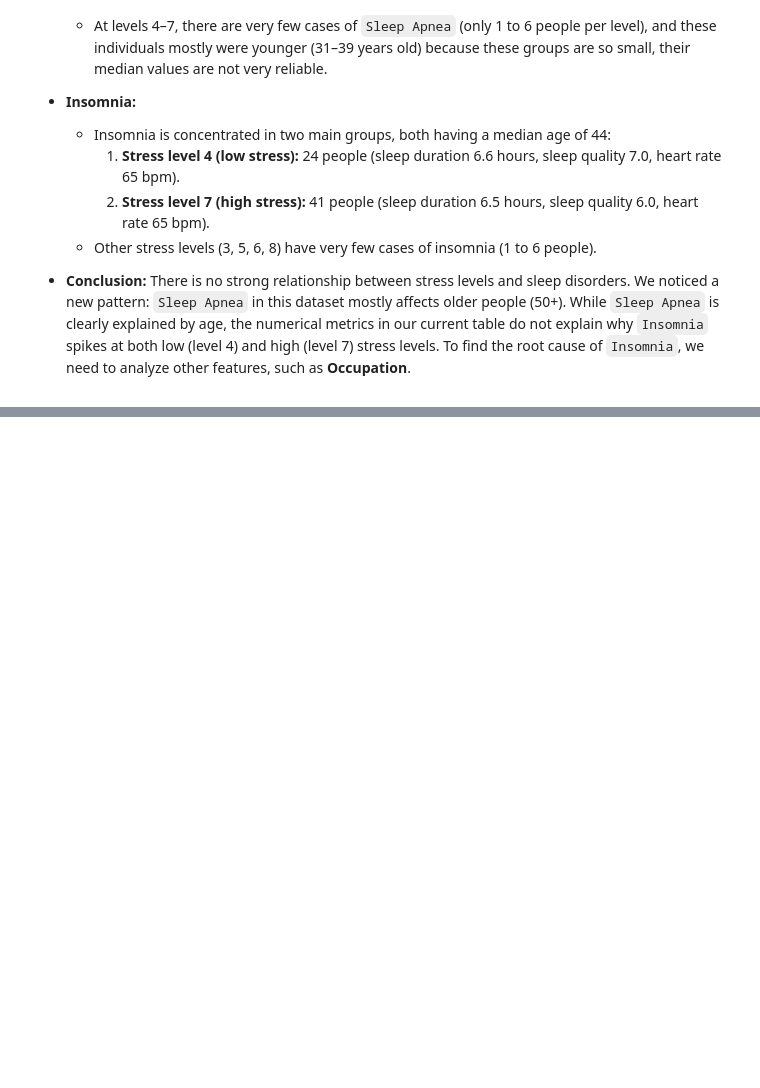
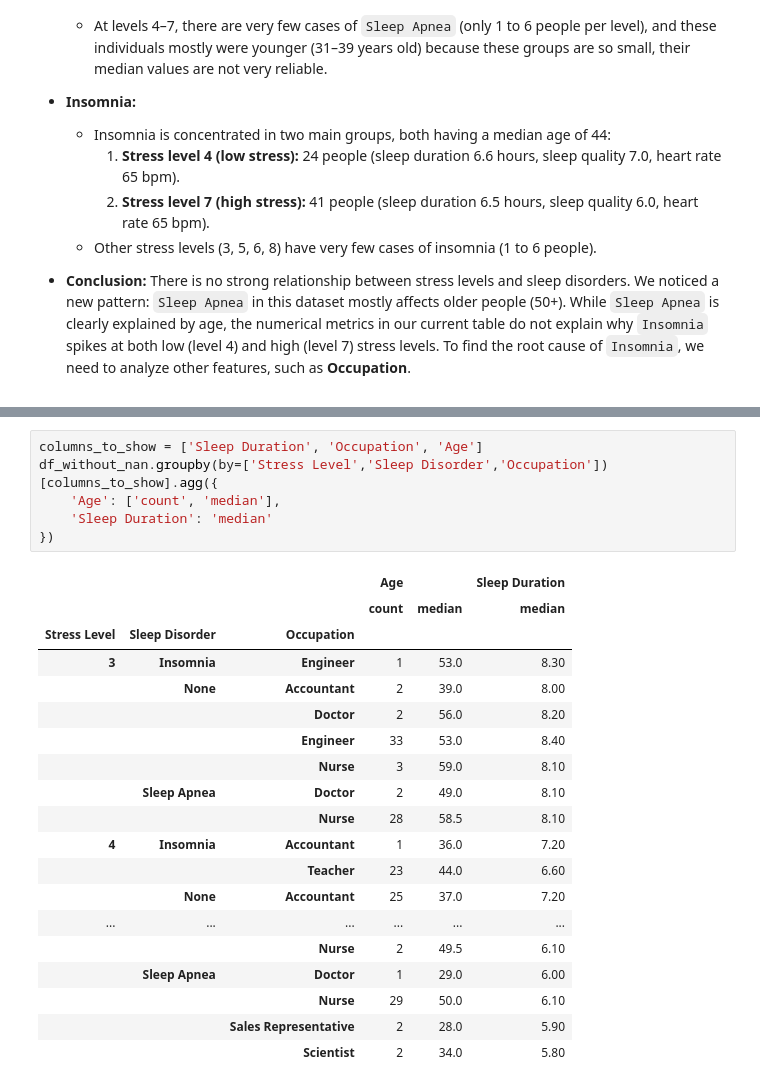
Before and after one commit to SabinaSid/Welness_sleep_analysis, a Jupyter notebook: Notebooks/eda_sleep_analysis.ipynb, the cells around one changed output, grey strips where cells are left out. Cells and saved outputs as stored; diff of their text form; blank space fills up the shorter version.

```diff
--- a/Notebooks/eda_sleep_analysis.ipynb
+++ b/Notebooks/eda_sleep_analysis.ipynb
@@ -311,0 +398,26 @@ While `Sleep Apnea` is clearly explained by age, the numerical metrics in our cu
+# %%
+columns_to_show = ['Sleep Duration', 'Occupation', 'Age']
+df_without_nan.groupby(by=['Stress Level','Sleep Disorder','Occupation'])[columns_to_show].agg({
+    'Age': ['count', 'median'],
+    'Sleep Duration': 'median'
+})
+# %% [output]
+|  |  |  | Age |  | Sleep Duration |
+|  |  |  | count | median | median |
+| Stress Level | Sleep Disorder | Occupation |  |  |  |
+| 3 | Insomnia | Engineer | 1 | 53.0 | 8.30 |
+|  | None | Accountant | 2 | 39.0 | 8.00 |
+|  |  | Doctor | 2 | 56.0 | 8.20 |
+|  |  | Engineer | 33 | 53.0 | 8.40 |
+|  |  | Nurse | 3 | 59.0 | 8.10 |
+|  | Sleep Apnea | Doctor | 2 | 49.0 | 8.10 |
+|  |  | Nurse | 28 | 58.5 | 8.10 |
+| 4 | Insomnia | Accountant | 1 | 36.0 | 7.20 |
+|  |  | Teacher | 23 | 44.0 | 6.60 |
+|  | None | Accountant | 25 | 37.0 | 7.20 |
+| ... | ... | ... | ... | ... | ... |
+|  |  | Nurse | 2 | 49.5 | 6.10 |
+|  | Sleep Apnea | Doctor | 1 | 29.0 | 6.00 |
+|  |  | Nurse | 29 | 50.0 | 6.10 |
+|  |  | Sales Representative | 2 | 28.0 | 5.90 |
+|  |  | Scientist | 2 | 34.0 | 5.80 |
```
Also changed, not shown: parts of 7 cells of this notebook.
